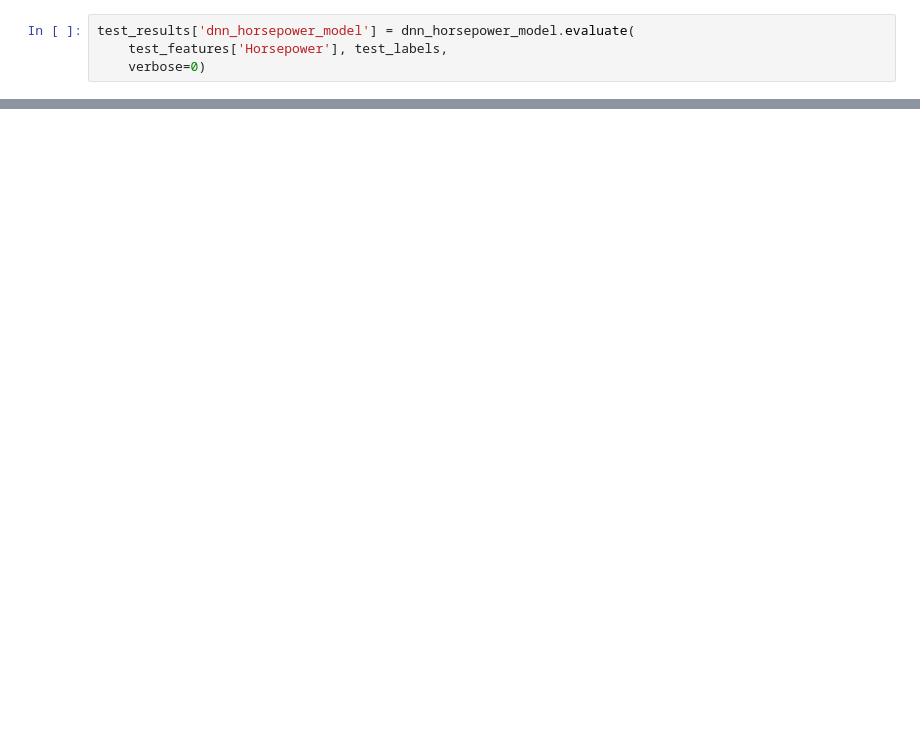
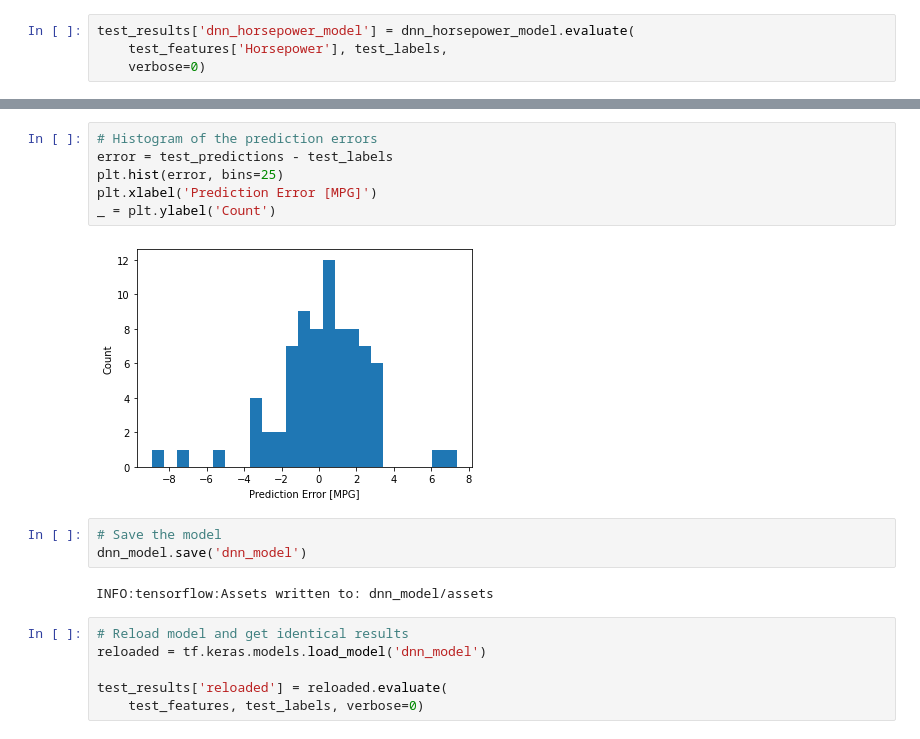
Before and after one commit to joadiazcr/thesis, a Jupyter notebook: HOM_FAST/ML/ML_Examples.ipynb, the cells around one changed output, grey strips where cells are left out. Drawn from its saved outputs; the diff is of its cells as text; blank space fills up the shorter version.

```diff
--- a/HOM_FAST/ML/ML_Examples.ipynb
+++ b/HOM_FAST/ML/ML_Examples.ipynb
@@ -380,0 +564,19 @@ test_results
+# %%
+# Histogram of the prediction errors
+error = test_predictions - test_labels
+plt.hist(error, bins=25)
+plt.xlabel('Prediction Error [MPG]')
+_ = plt.ylabel('Count')
+# %% [output]
+[figure, added]
+# %%
+# Save the model
+dnn_model.save('dnn_model')
+# %% [output]
+INFO:tensorflow:Assets written to: dnn_model/assets
+# %%
+# Reload model and get identical results
+reloaded = tf.keras.models.load_model('dnn_model')
+
+test_results['reloaded'] = reloaded.evaluate(
+    test_features, test_labels, verbose=0)
```
Also changed, not shown: parts of 41 cells of this notebook.
